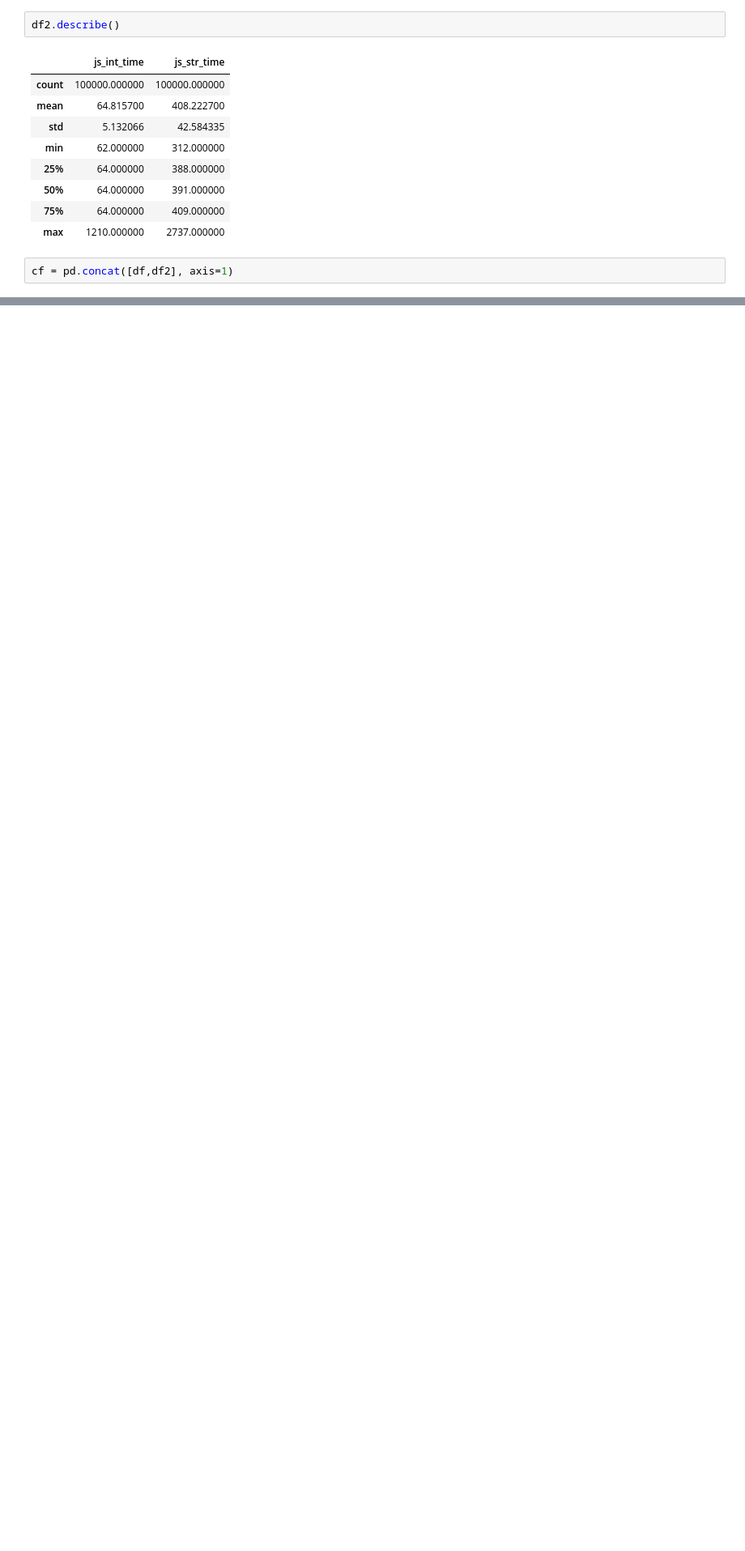
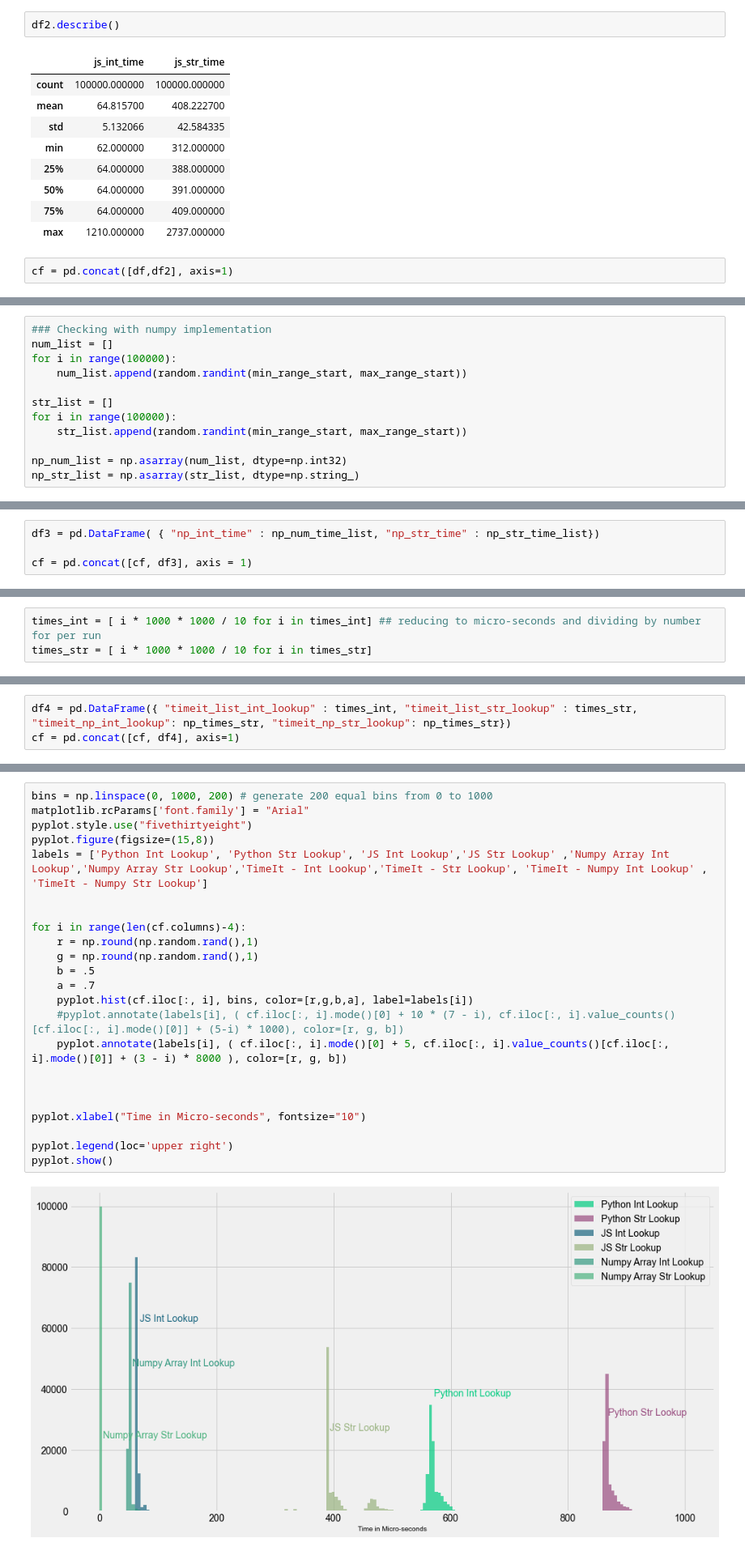
Before and after one commit to medicantBias117/SpeedCompare, a Jupyter notebook: main.ipynb, the cells around one changed output, grey strips where cells are left out. Shown: that part at 81% size. Saved outputs shown, nothing was run; the diff lists cells and outputs as text; blank space fills up the shorter version.

Commit message:
numpy, timeit implementation

```diff
--- a/main.ipynb
+++ b/main.ipynb
@@ -120,0 +157,12 @@ pyplot.show()
+# %%
+### Checking with numpy implementation
+num_list = []
+for i in range(100000):
+    num_list.append(random.randint(min_range_start, max_range_start))
+
+str_list = []
+for i in range(100000):
+    str_list.append(random.randint(min_range_start, max_range_start))
+
+np_num_list = np.asarray(num_list, dtype=np.int32)
+np_str_list = np.asarray(str_list, dtype=np.string_)
@@ -120,0 +193,4 @@ pyplot.show()
+# %%
+df3 = pd.DataFrame( { "np_int_time" : np_num_time_list, "np_str_time" : np_str_time_list})
+
+cf = pd.concat([cf, df3], axis = 1)
@@ -120,0 +258,3 @@ pyplot.show()
+# %%
+times_int = [ i * 1000 * 1000 / 10 for i in times_int] ## reducing to micro-seconds and dividing by number for per run
+times_str = [ i * 1000 * 1000 / 10 for i in times_str]
@@ -120,0 +295,3 @@ pyplot.show()
+# %%
+df4 = pd.DataFrame({ "timeit_list_int_lookup" : times_int, "timeit_list_str_lookup" : times_str, "timeit_np_int_lookup": np_times_str, "timeit_np_str_lookup": np_times_str})
+cf = pd.concat([cf, df4], axis=1)
@@ -120,0 +330,25 @@ pyplot.show()
+# %%
+bins = np.linspace(0, 1000, 200) # generate 200 equal bins from 0 to 1000
+matplotlib.rcParams['font.family'] = "Arial"
+pyplot.style.use("fivethirtyeight")
+pyplot.figure(figsize=(15,8))
+labels = ['Python Int Lookup', 'Python Str Lookup', 'JS Int Lookup','JS Str Lookup' ,'Numpy Array Int Lookup','Numpy Array Str Lookup','TimeIt - Int Lookup','TimeIt - Str Lookup', 'TimeIt - Numpy Int Lookup' , 'TimeIt - Numpy Str Lookup']
+
+
+for i in range(len(cf.columns)-4):
+    r = np.round(np.random.rand(),1)
+    g = np.round(np.random.rand(),1)
+    b = .5
+    a = .7
+    pyplot.hist(cf.iloc[:, i], bins, color=[r,g,b,a], label=labels[i])
+    #pyplot.annotate(labels[i], ( cf.iloc[:, i].mode()[0] + 10 * (7 - i), cf.iloc[:, i].value_counts()[cf.iloc[:, i].mode()[0]] + (5-i) * 1000), color=[r, g, b])
+    pyplot.annotate(labels[i], ( cf.iloc[:, i].mode()[0] + 5, cf.iloc[:, i].value_counts()[cf.iloc[:, i].mode()[0]] + (3 - i) * 8000 ), color=[r, g, b])
+
+
+
+pyplot.xlabel("Time in Micro-seconds", fontsize="10")
+
+pyplot.legend(loc='upper right')
+pyplot.show()
+# %% [output]
+[figure, added]
```
Also changed, not shown: parts of 14 cells of this notebook.
